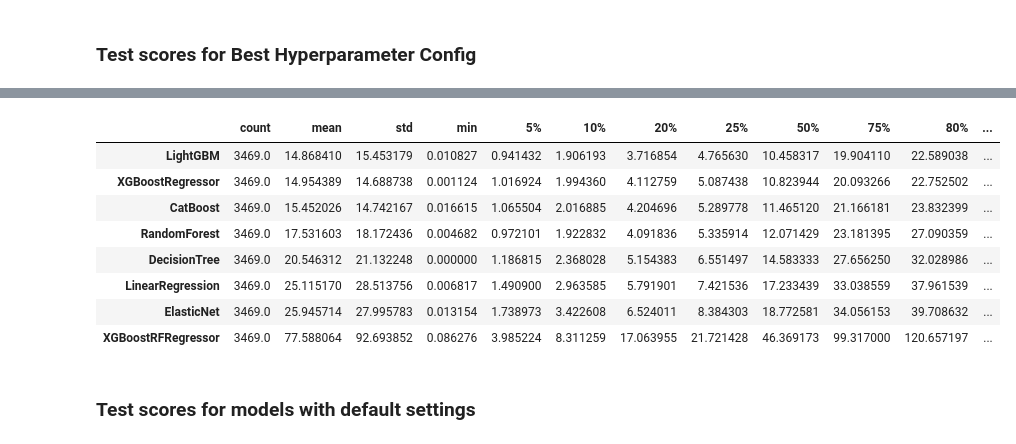
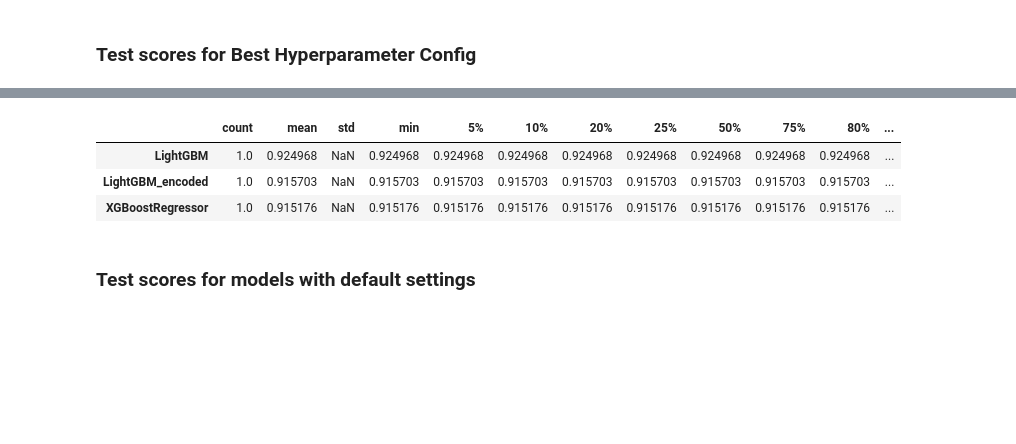
Before and after one commit to joshiaditya0511/pune-house-price-prediction, a Jupyter notebook: Stationary/Iteration_3/ModelTrainingAndSelection.ipynb, the cells around one changed output, grey strips where cells are left out. Drawn from its saved outputs; the diff is of its cells as text; code cells hidden in the pictures; blank space fills up the shorter version.

```diff
--- a/Stationary/Iteration_3/ModelTrainingAndSelection.ipynb
+++ b/Stationary/Iteration_3/ModelTrainingAndSelection.ipynb
@@ -978,15 +1109,10 @@ mape_df.sort_values(by="90%", ascending=True)
 # %%
-mape_df.sort_values(by="90%", ascending=True)
+r2_df.sort_values(by="50%", ascending=False)
 # %% [output]
 |  | count | mean | std | min | 5% | 10% | 20% | 25% | 50% | 75% | 80% | ... |
-| LightGBM | 3469.0 | 14.868410 | 15.453179 | 0.010827 | 0.941432 | 1.906193 | 3.716854 | 4.765630 | 10.458317 | 19.904110 | 22.589038 | ... |
-| XGBoostRegressor | 3469.0 | 14.954389 | 14.688738 | 0.001124 | 1.016924 | 1.994360 | 4.112759 | 5.087438 | 10.823944 | 20.093266 | 22.752502 | ... |
-| CatBoost | 3469.0 | 15.452026 | 14.742167 | 0.016615 | 1.065504 | 2.016885 | 4.204696 | 5.289778 | 11.465120 | 21.166181 | 23.832399 | ... |
-| RandomForest | 3469.0 | 17.531603 | 18.172436 | 0.004682 | 0.972101 | 1.922832 | 4.091836 | 5.335914 | 12.071429 | 23.181395 | 27.090359 | ... |
-| DecisionTree | 3469.0 | 20.546312 | 21.132248 | 0.000000 | 1.186815 | 2.368028 | 5.154383 | 6.551497 | 14.583333 | 27.656250 | 32.028986 | ... |
-| LinearRegression | 3469.0 | 25.115170 | 28.513756 | 0.006817 | 1.490900 | 2.963585 | 5.791901 | 7.421536 | 17.233439 | 33.038559 | 37.961539 | ... |
-| ElasticNet | 3469.0 | 25.945714 | 27.995783 | 0.013154 | 1.738973 | 3.422608 | 6.524011 | 8.384303 | 18.772581 | 34.056153 | 39.708632 | ... |
-| XGBoostRFRegressor | 3469.0 | 77.588064 | 92.693852 | 0.086276 | 3.985224 | 8.311259 | 17.063955 | 21.721428 | 46.369173 | 99.317000 | 120.657197 | ... |
+| LightGBM | 1.0 | 0.924968 | NaN | 0.924968 | 0.924968 | 0.924968 | 0.924968 | 0.924968 | 0.924968 | 0.924968 | 0.924968 | ... |
+| LightGBM_encoded | 1.0 | 0.915703 | NaN | 0.915703 | 0.915703 | 0.915703 | 0.915703 | 0.915703 | 0.915703 | 0.915703 | 0.915703 | ... |
+| XGBoostRegressor | 1.0 | 0.915176 | NaN | 0.915176 | 0.915176 | 0.915176 | 0.915176 | 0.915176 | 0.915176 | 0.915176 | 0.915176 | ... |
 # %% [markdown]
 ### Test scores for models with default settings
 # %%
```
Also changed, not shown: parts of 17 cells of this notebook, 27 other files.
